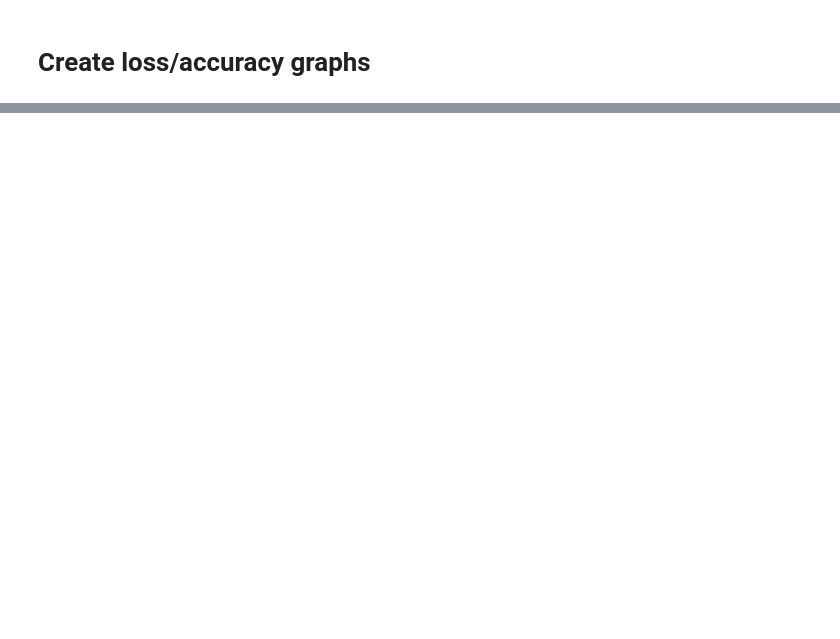
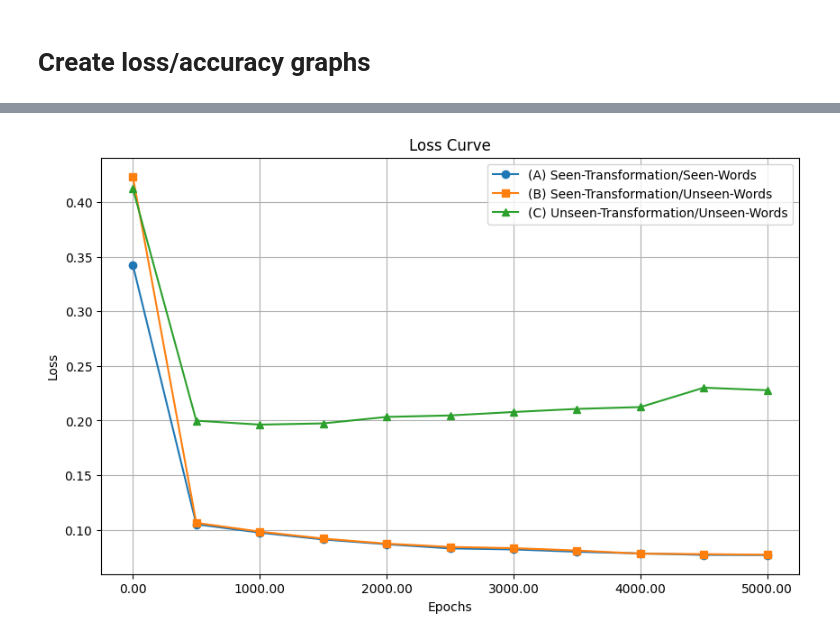
Before and after one commit to K-hack02/MorphoWug-In-Context-Morphology-Learning-with-Transformers, a Jupyter notebook: run.ipynb, the cells around one changed output, grey strips where cells are left out. Drawn from its saved outputs; the diff is of its cells as text; code cells hidden in the pictures; blank space fills up the shorter version.

Commit message:
add graphs

```diff
--- a/run.ipynb
+++ b/run.ipynb
@@ -356,0 +314,57 @@ plt.show()
+# %%
+# prompt: For the validation losses in TRAIN_DATA_CATEGORIES, i want you to average all of them together to create a new list with their averages. Then, for all of the validation losses in [BASE_TO_PAST_PARTICIPLE,
+#     SIMPLE_PAST_TO_PAST_PERFECT,
+#     AFFIRMATIVE_TO_NEGATIVE], I want you to average those together as well. Then, create a plot with the losses['train'][None], and those two plots. Label them (A), (B), and (C). The x axis should say "Loss", and the Y axis should say "Epochs". The y axis should be multiplied by 500 so that it is of length 5000.
+
+import matplotlib.pyplot as plt
+
+A = losses['train'][None].copy()
+B = []
+for i in range(10):
+  avg = 0
+  for category in TRAIN_DATA_CATEGORIES:
+    avg += losses['val'][category][i].numpy()
+
+  avg /= len(TRAIN_DATA_CATEGORIES)
+  B.append(avg)
+
+C = []
+# Calculate average validation losses for specified categories
+categories_to_average = [
+    'base_to_past_participle',
+    'simple_past_to_past_perfect',
+    'affirmative_to_negative'
+]
+
+for i in range(10):
+  avg = 0
+  for category in categories_to_average:
+    avg += losses['val'][category][i].numpy()
+
+  avg /= len(categories_to_average)
+  C.append(avg)
+
+A.insert(0, 0.34256)
+B.insert(0, 0.42346)
+C.insert(0, 0.4126)
+
+# Create the plot
+plt.figure(figsize=(10, 6))
+
+plt.plot(A, label='(A) Seen-Transformation/Seen-Words', marker='o')
+plt.plot(B, label='(B) Seen-Transformation/Unseen-Words', marker='s')
+plt.plot(C, label='(C) Unseen-Transformation/Unseen-Words', marker='^')
+
+plt.xlabel("Epochs")
+plt.ylabel("Loss")
+plt.title("Loss Curve")
+plt.legend()
+plt.grid(True)
+
+# Multiply y-axis values by 500
+x_ticks = plt.gca().get_xticks()
+plt.gca().set_xticklabels([f'{tick*500:.2f}' for tick in x_ticks])
+
+plt.show()
+# %% [output]
+[figure, added]
```
Also changed, not shown: parts of 15 cells of this notebook.
